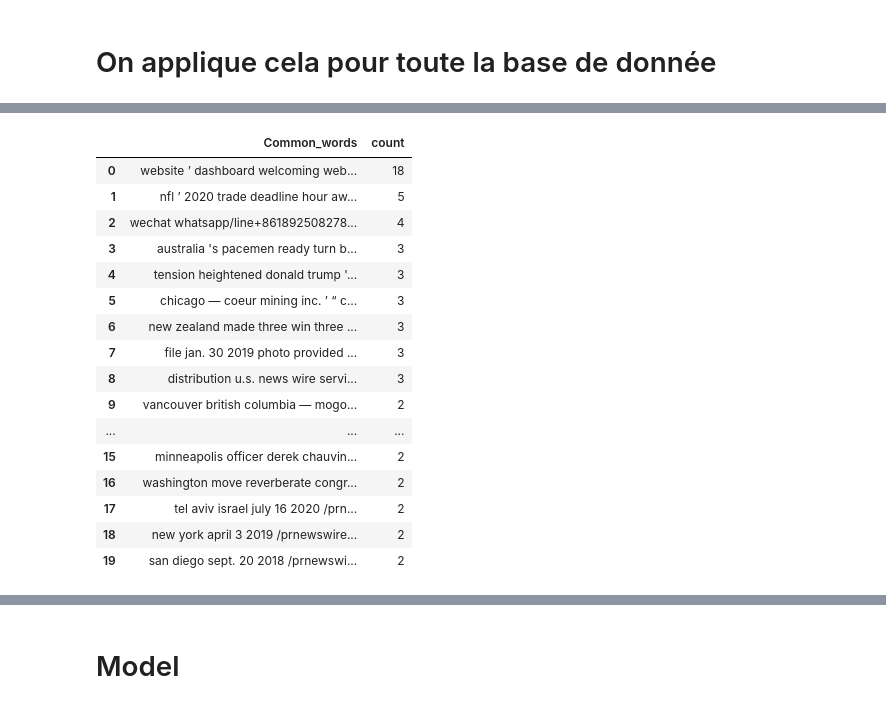
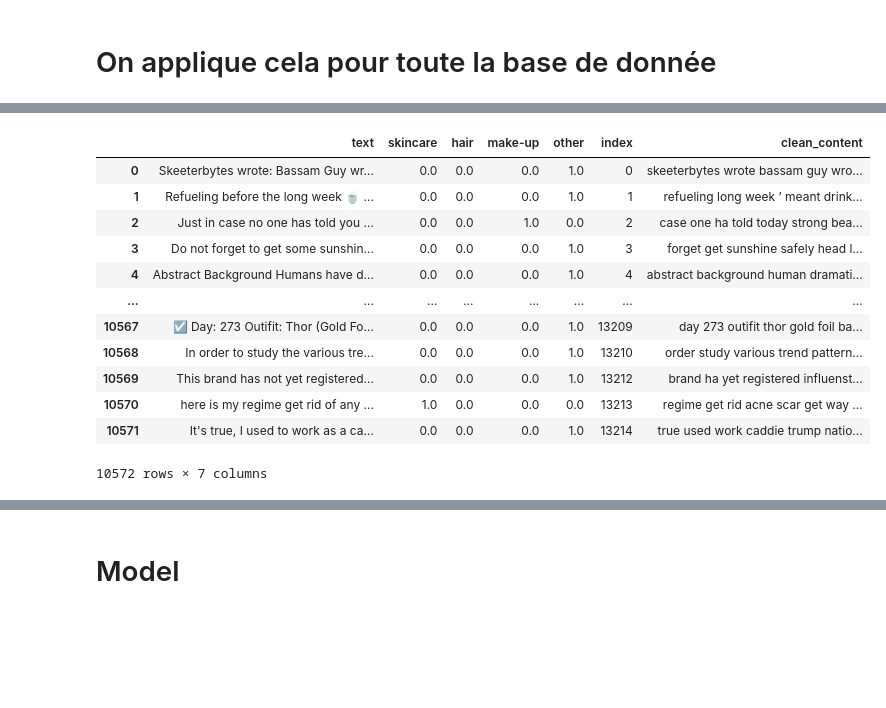
Before and after one commit to Mickalu/lOreal_hackaton, a Jupyter notebook: main.ipynb, the cells around one changed output, grey strips where cells are left out. Cells and saved outputs as stored; diff of their text form; code cells hidden in the pictures; blank space fills up the shorter version.

```diff
--- a/main.ipynb
+++ b/main.ipynb
@@ -56,6 +59,3 @@ df_train
 df_train.columns
 # %% [output]
 Index(['Unnamed: 0', 'text', 'skincare', 'hair', 'make-up', 'other', 'index'], dtype='object')
-# %%
-df = df_train[df_train['Unnamed: 0'] != df_train['index']]
-df
@@ -309,24 +220,38 @@ Name: clean_content, Length: 10572, dtype: object
 # %%
 from collections import Counter
-top = Counter([item for item in df_train["clean_content"]])
-temp = pd.DataFrame(top.most_common(20))
-temp.columns = ['Common_words','count']
-temp.style.background_gradient(cmap='Blues')
+
+def number_of_word_each_class(df):
+    array_col = ['skincare', 'hair', 'make-up', 'other']
+
+    for row_class in array_col:
+        df_one_class = df[df[row_class] == 1]
+
+        top = Counter([item for sublist in df_one_class["clean_content"] for item in sublist])
+        temp = pd.DataFrame(top.most_common(20))
+        temp.columns = ['Common_words','count']
+        temp.style.background_gradient(cmap='Blues')
+
+def tokenization(text):
+    return word_tokenize(text)
+
+def see_word_frequency_class(df):
+    df["clean_content"] = df.clean_content.apply(tokenization)
+    number_of_word_each_class(df)
+    df["clean_content"] = df.clean_content.apply(regroupe_text)
+
+see_word_frequency_class(df_train)
+df_train
 # %% [output]
-|  | Common_words | count |
-| 0 | website ’ dashboard welcoming web... | 18 |
-| 1 | nfl ’ 2020 trade deadline hour aw... | 5 |
-| 2 | wechat whatsapp/line+861892508278... | 4 |
-| 3 | australia 's pacemen ready turn b... | 3 |
-| 4 | tension heightened donald trump '... | 3 |
-| 5 | chicago — coeur mining inc. ’ “ c... | 3 |
-| 6 | new zealand made three win three ... | 3 |
-| 7 | file jan. 30 2019 photo provided ... | 3 |
-| 8 | distribution u.s. news wire servi... | 3 |
-| 9 | vancouver british columbia — mogo... | 2 |
-| ... | ... | ... |
-| 15 | minneapolis officer derek chauvin... | 2 |
-| 16 | washington move reverberate congr... | 2 |
-| 17 | tel aviv israel july 16 2020 /prn... | 2 |
-| 18 | new york april 3 2019 /prnewswire... | 2 |
-| 19 | san diego sept. 20 2018 /prnewswi... | 2 |
+|  | text | skincare | hair | make-up | other | index | clean_content |
+| 0 | Skeeterbytes wrote: Bassam Guy wr... | 0.0 | 0.0 | 0.0 | 1.0 | 0 | skeeterbytes wrote bassam guy wro... |
+| 1 | Refueling before the long week 🍵 ... | 0.0 | 0.0 | 0.0 | 1.0 | 1 | refueling long week ’ meant drink... |
+| 2 | Just in case no one has told you ... | 0.0 | 0.0 | 1.0 | 0.0 | 2 | case one ha told today strong bea... |
+| 3 | Do not forget to get some sunshin... | 0.0 | 0.0 | 0.0 | 1.0 | 3 | forget get sunshine safely head l... |
+| 4 | Abstract Background Humans have d... | 0.0 | 0.0 | 0.0 | 1.0 | 4 | abstract background human dramati... |
+| ... | ... | ... | ... | ... | ... | ... | ... |
+| 10567 | ☑ Day: 273 Outifit: Thor (Gold Fo... | 0.0 | 0.0 | 0.0 | 1.0 | 13209 | day 273 outifit thor gold foil ba... |
+| 10568 | In order to study the various tre... | 0.0 | 0.0 | 0.0 | 1.0 | 13210 | order study various trend pattern... |
+| 10569 | This brand has not yet registered... | 0.0 | 0.0 | 0.0 | 1.0 | 13212 | brand ha yet registered influenst... |
+| 10570 | here is my regime get rid of any ... | 1.0 | 0.0 | 0.0 | 0.0 | 13213 | regime get rid acne scar get way ... |
+| 10571 | It's true, I used to work as a ca... | 0.0 | 0.0 | 0.0 | 1.0 | 13214 | true used work caddie trump natio... |
+10572 rows × 7 columns
```
Also changed, not shown: parts of 25 cells of this notebook.
